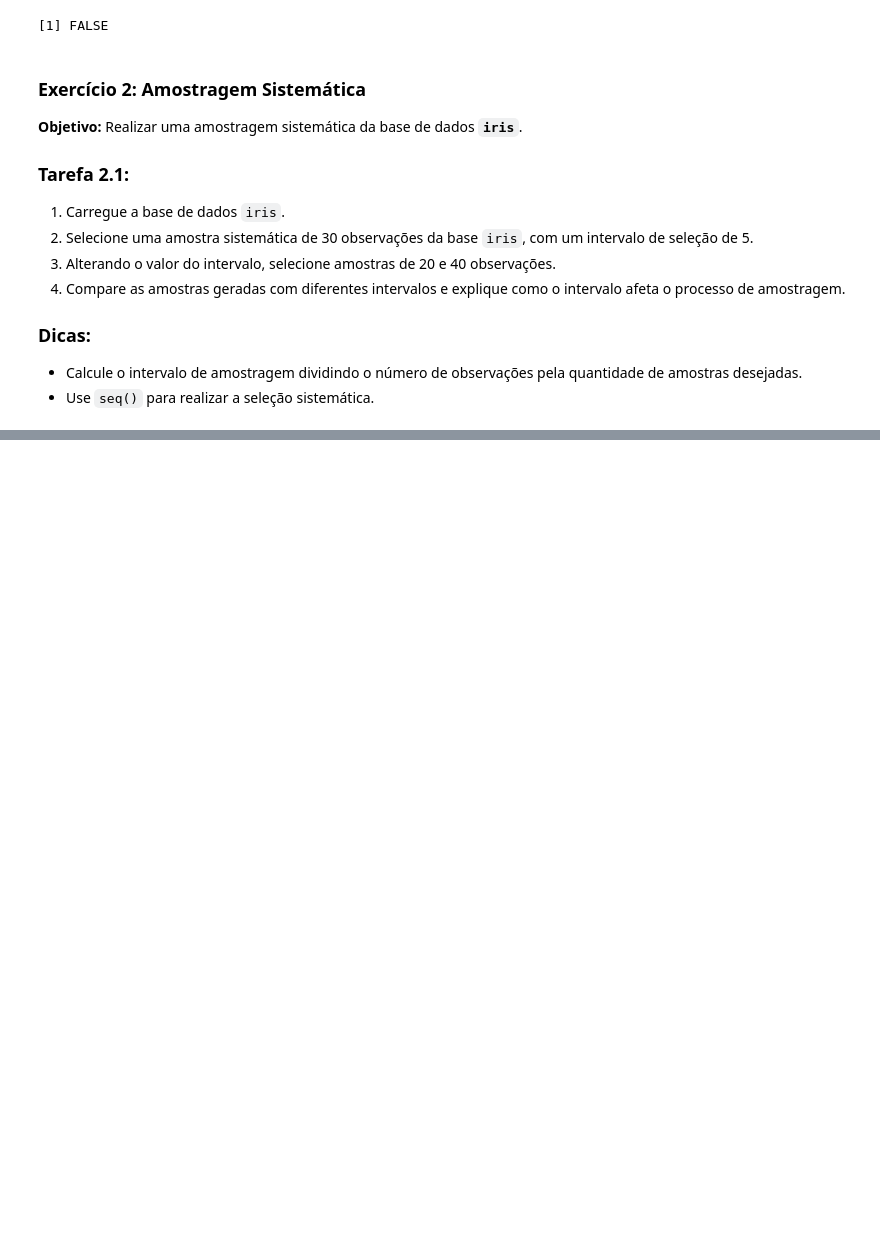
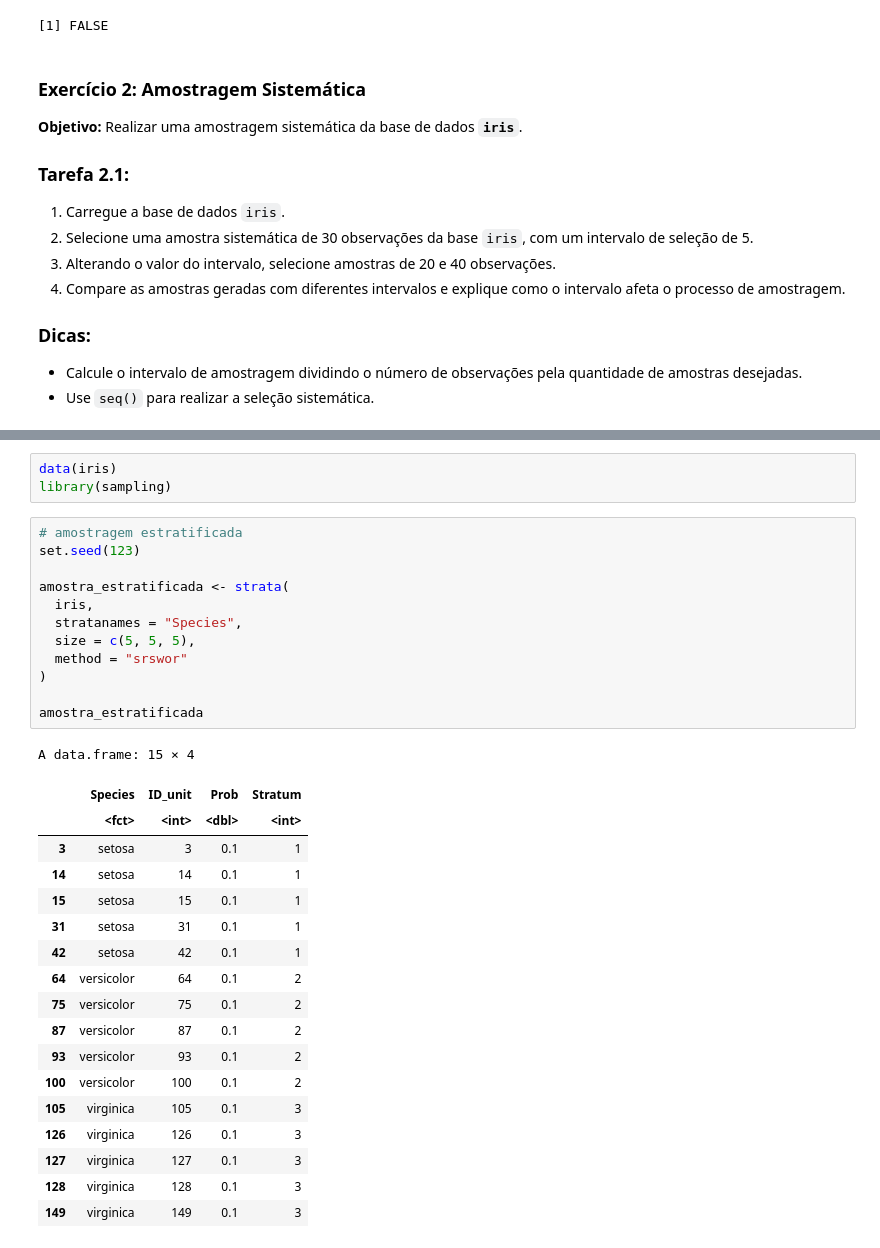
Before and after one commit to esscova/data_analytics, a Jupyter notebook: materiais de estudo/exercicios_amostragem_[R].ipynb, the cells around one changed output, grey strips where cells are left out. Saved outputs shown, nothing was run; the diff lists cells and outputs as text; blank space fills up the shorter version.

```diff
--- a/materiais de estudo/exercicios_amostragem_[R].ipynb
+++ b/materiais de estudo/exercicios_amostragem_[R].ipynb
@@ -71,0 +226,34 @@ identical(amostra_simples_com_reposicao,amostra_simples_sem_reposicao)
+# %%
+data(iris)
+library(sampling)
+# %%
+# amostragem estratificada
+set.seed(123)
+
+amostra_estratificada <- strata(
+  iris,
+  stratanames = "Species",
+  size = c(5, 5, 5),
+  method = "srswor"
+)
+
+amostra_estratificada
+# %% [output]
+A data.frame: 15 × 4
+|  | Species | ID_unit | Prob | Stratum |
+|  | <fct> | <int> | <dbl> | <int> |
+| 3 | setosa | 3 | 0.1 | 1 |
+| 14 | setosa | 14 | 0.1 | 1 |
+| 15 | setosa | 15 | 0.1 | 1 |
+| 31 | setosa | 31 | 0.1 | 1 |
+| 42 | setosa | 42 | 0.1 | 1 |
+| 64 | versicolor | 64 | 0.1 | 2 |
+| 75 | versicolor | 75 | 0.1 | 2 |
+| 87 | versicolor | 87 | 0.1 | 2 |
+| 93 | versicolor | 93 | 0.1 | 2 |
+| 100 | versicolor | 100 | 0.1 | 2 |
+| 105 | virginica | 105 | 0.1 | 3 |
+| 126 | virginica | 126 | 0.1 | 3 |
+| 127 | virginica | 127 | 0.1 | 3 |
+| 128 | virginica | 128 | 0.1 | 3 |
+| 149 | virginica | 149 | 0.1 | 3 |
```
Also changed, not shown: parts of 8 cells of this notebook.
